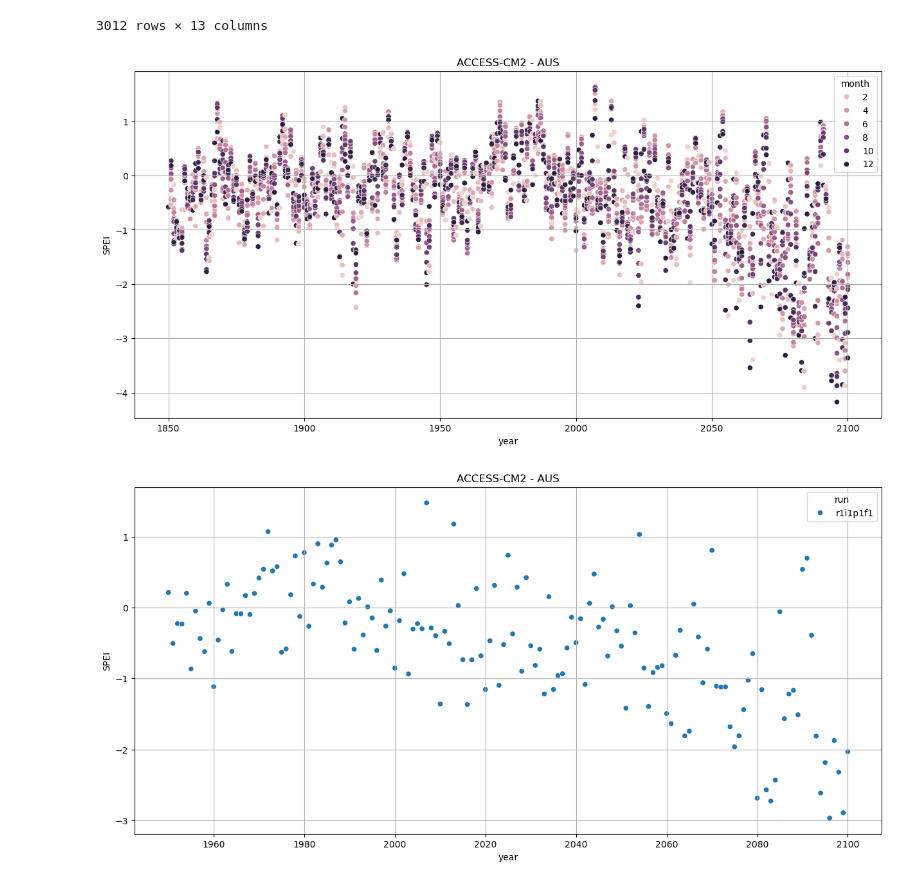
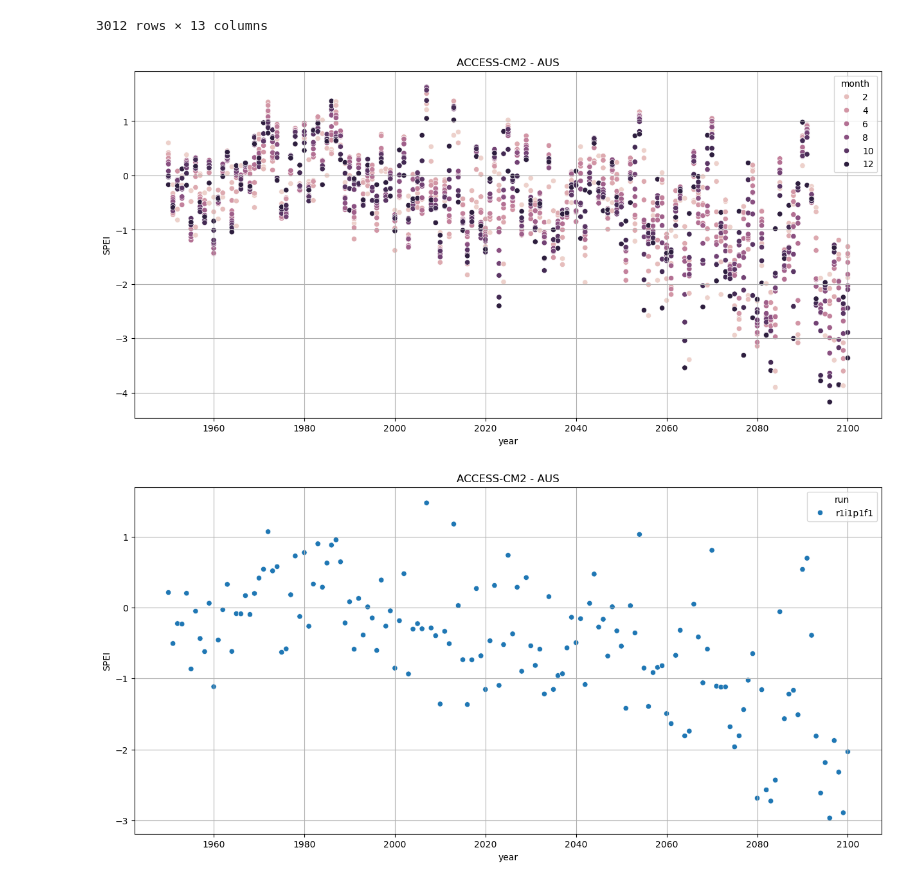
Before and after one commit to DamienIrving/treasury, a Jupyter notebook: spei_quick_plot.ipynb, the cells around one changed output. Drawn from its saved outputs; the diff is of its cells as text; code cells hidden in the pictures.

```diff
--- a/spei_quick_plot.ipynb
+++ b/spei_quick_plot.ipynb
@@ -29,19 +29,20 @@ df_dict['ACCESS-CM2']
 3012 rows × 13 columns
 # %%
 fig, ax = plt.subplots(figsize=[15,7])
+df = df_dict['ACCESS-CM2']
 sns.scatterplot(
     ax=ax,
-    data=df_dict['ACCESS-CM2'],
+    data=df[df['year'] >= 1950],
     x='year',
     y='AUS',
     hue='month',
 )
 ax.set_ylabel('SPEI')
 ax.set_title('ACCESS-CM2 - AUS')
 ax.grid()
 plt.show()
 # %% [output]
-[figure, old version]
+[figure, new version]
 # %%
 def plot_location(model, location, start_year=1950, annual_mean=True):
     """Scatterplot for a given location"""
```
